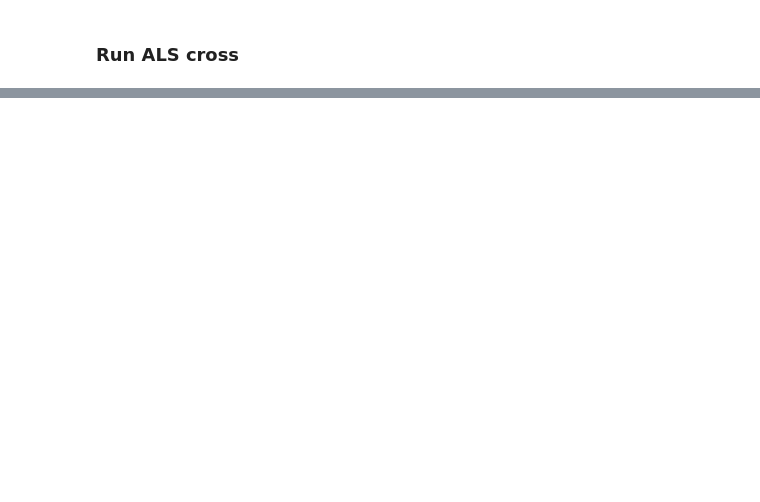
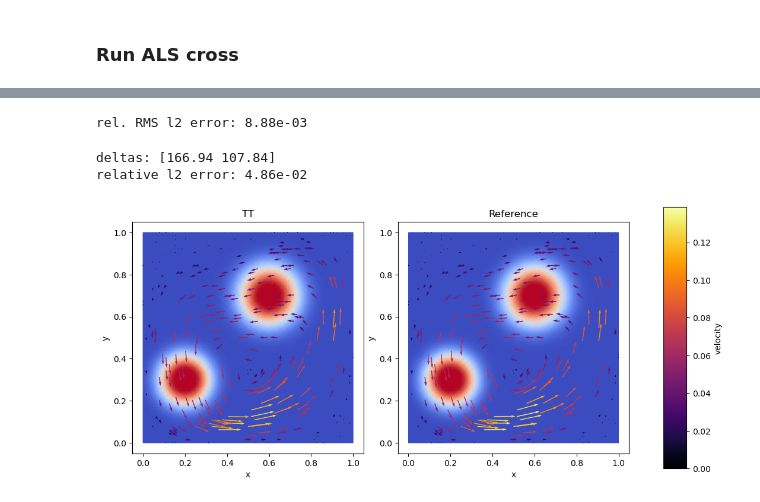
Before and after one commit to huberbenno/TT-IRT, a Jupyter notebook: python/als_cross_rework/als_cross_stokes.ipynb, the cells around one changed output, grey strips where cells are left out. Cells and saved outputs as stored; diff of their text form; code cells hidden in the pictures; blank space fills up the shorter version.

```diff
--- a/python/als_cross_rework/als_cross_stokes.ipynb
+++ b/python/als_cross_rework/als_cross_stokes.ipynb
@@ -442,0 +463,28 @@ print('Ranks', u.r)
+# %%
+MC_N = 100
+
+err_acc = 0
+norm_acc = 0
+
+for n in range(MC_N):
+  y = rng.integers(0, Ny)
+
+  u_vec = np.empty((N,2))
+  for i in range(N):
+    u_vec[i, 0] = u[np.concatenate([[2*i], y])]
+    u_vec[i, 1] = u[np.concatenate([[2*i+1], y])]
+
+  u_ref = PDE_fun.solve(
+    [[C_mu[:, y[0], y[1]].full().reshape(1,-1,1), np.ones((1,1,1))],
+    [C_f[:, y[0], y[1]].full().reshape(1,-1,1), np.ones((1,1,1))]]
+  )
+  u_ref = u_ref[0].reshape(N, V.dofmap.index_map_bs)
+
+  err = u_vec - u_ref
+  err_acc += np.sum(np.square(err))
+
+  norm_acc += np.sum(np.square(u_ref))
+
+print(f'rel. RMS l2 error: {np.sqrt(err_acc / norm_acc):.2e}')
+# %% [output]
+rel. RMS l2 error: 8.88e-03
@@ -442,0 +528,51 @@ print('Ranks', u.r)
+# %%
+cells, cell_types, x = plot.vtk_mesh(V)
+N = x.shape[0]
+
+y = rng.uniform(10, 200, n_sinker)
+print('deltas:', y.round(2))
+
+fig, axs = plt.subplots(1,3, width_ratios=(1,1,0.1), figsize=(10,5))
+fig.tight_layout()
+
+viscosity = viscosity_expr(x.T, deltas=y.reshape(-1,1))
+
+for ax in axs[:-1]:
+  ax.tripcolor(x.T[0], x.T[1], viscosity,cmap='coolwarm', shading='gouraud')
+  ax.set_xlabel('x')
+  ax.set_ylabel('y')
+  ax.set_aspect('equal')
+
+# random decimate points
+rng = np.random.default_rng()
+mask = rng.uniform(size = N) < (250 / N)
+
+# TT approx with collocation
+u_coll = eval_collocation(u)(y).reshape(N,2)
+
+# reference
+PDE_fun.f.interpolate(lambda x : f_expr(x, deltas=y))
+PDE_fun.mu.interpolate(lambda x : viscosity_expr(x, deltas=y))
+u_ref = PDE_fun.solve_internal().reshape(N,2)
+
+u_max = max(np.max(np.linalg.norm(u_coll, axis=1)), np.max(np.linalg.norm(u_ref, axis=1)))
+
+velocity = axs[0].quiver(
+  x[mask,0] , x[mask,1], u_coll[mask,0,], u_coll[mask,1], np.linalg.norm(u_coll[mask], axis=1),
+  clim=(0,u_max), cmap='inferno')
+axs[0].set_title('TT')
+
+velocity = axs[1].quiver(
+  x[mask,0] , x[mask,1], u_ref[mask,0,], u_ref[mask,1], np.linalg.norm(u_ref[mask], axis=1),
+  clim=(0,u_max), cmap='inferno')
+axs[1].set_title('Reference')
+
+cbar = fig.colorbar(velocity, ax=axs[1], cax=axs[2],)
+cbar.set_label('velocity')
+
+
+print(f'relative l2 error: {np.linalg.norm(u_coll-u_ref)/ np.linalg.norm(u_ref):.2e}')
+# %% [output]
+deltas: [166.94 107.84]
+relative l2 error: 4.86e-02
+[figure, added]
```
Also changed, not shown: parts of 10 cells of this notebook.
